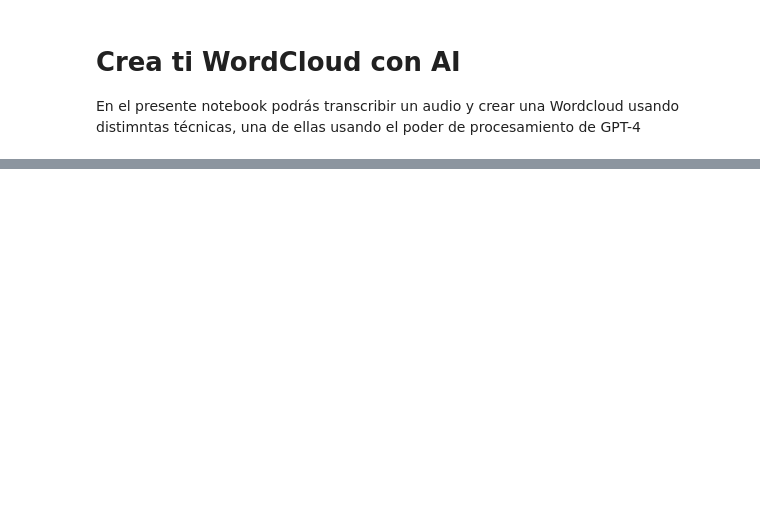
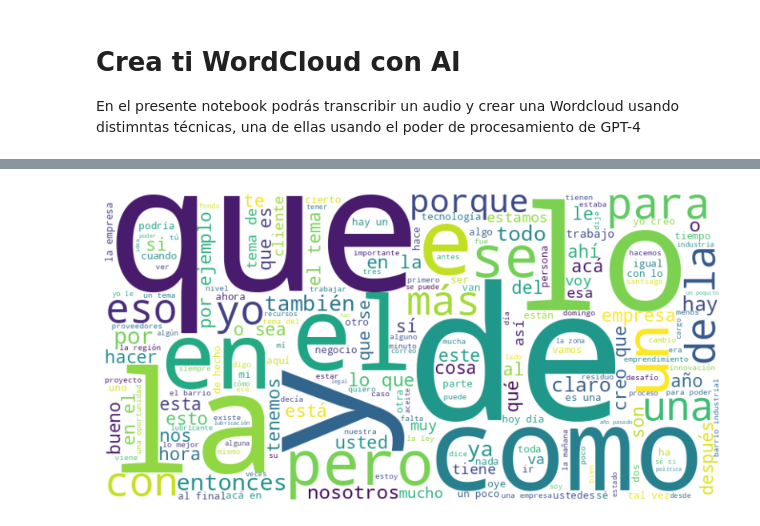
Before and after one commit to davidlealo/aiwordcloud, a Jupyter notebook: ipynb/wc.ipynb, the cells around one changed output, grey strips where cells are left out. Saved outputs shown, nothing was run; the diff lists cells and outputs as text; code cells hidden in the pictures; blank space fills up the shorter version.

```diff
--- a/ipynb/wc.ipynb
+++ b/ipynb/wc.ipynb
@@ -14,0 +103,8 @@ ImportError: cannot import name 'set_module' from 'numpy._utils' (unknown locati
+# %%
+# Abrir el archivo de audio en modo de lectura binaria
+with open("audio.mp3", "rb") as audio_file:
+    # Crear la transcripción del audio utilizando el cliente de OpenAI
+    transcript_primera_reunion = client.audio.transcriptions.create(
+        model="whisper-1",
+        file=audio_file
+    )
@@ -14,0 +174,13 @@ ImportError: cannot import name 'set_module' from 'numpy._utils' (unknown locati
+# %%
+# Crear una nube de palabras con todas las palabras (incluyendo stopwords)
+full_text = " ".join(tokens)  # Usar todos los tokens sin filtrar stopwords
+
+wordcloud_full = WordCloud(width=800, height=400, background_color="white").generate(full_text)
+
+# Mostrar la nube de palabras con todas las palabras
+plt.figure(figsize=(10, 5))
+plt.imshow(wordcloud_full, interpolation="bilinear")
+plt.axis("off")
+plt.show()
+# %% [output]
+[figure, added]
```
Also changed, not shown: parts of 12 cells of this notebook.
